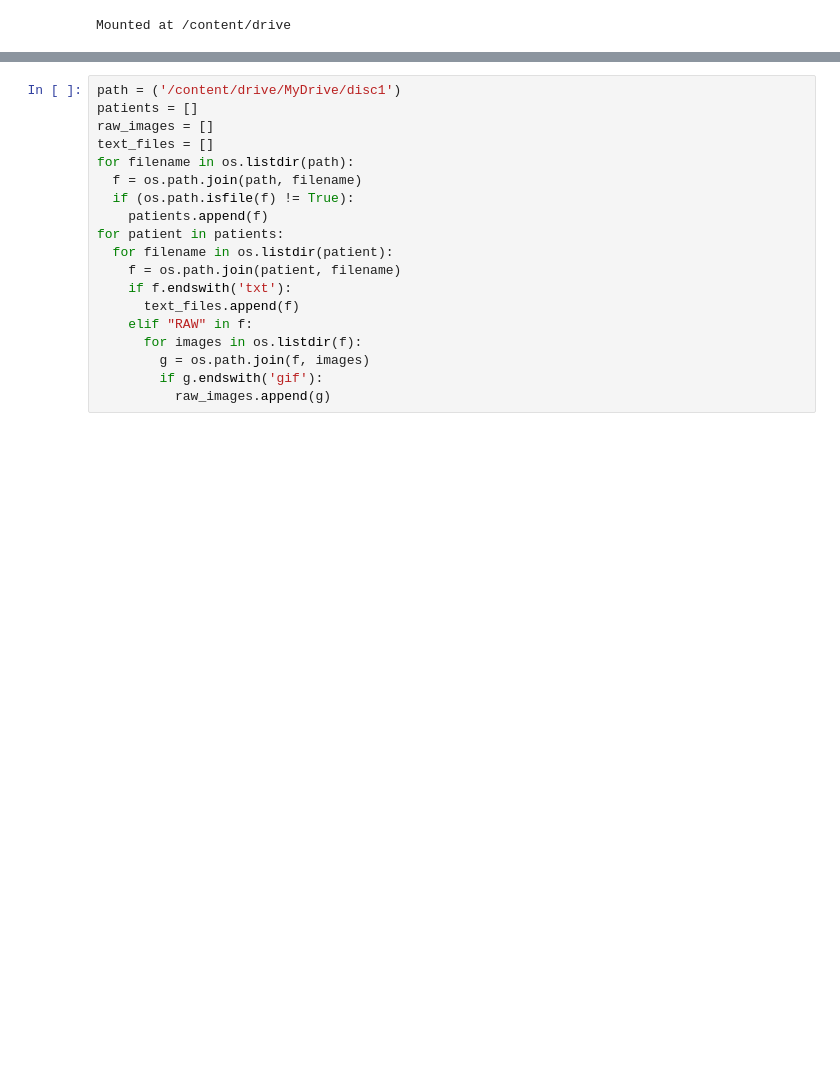
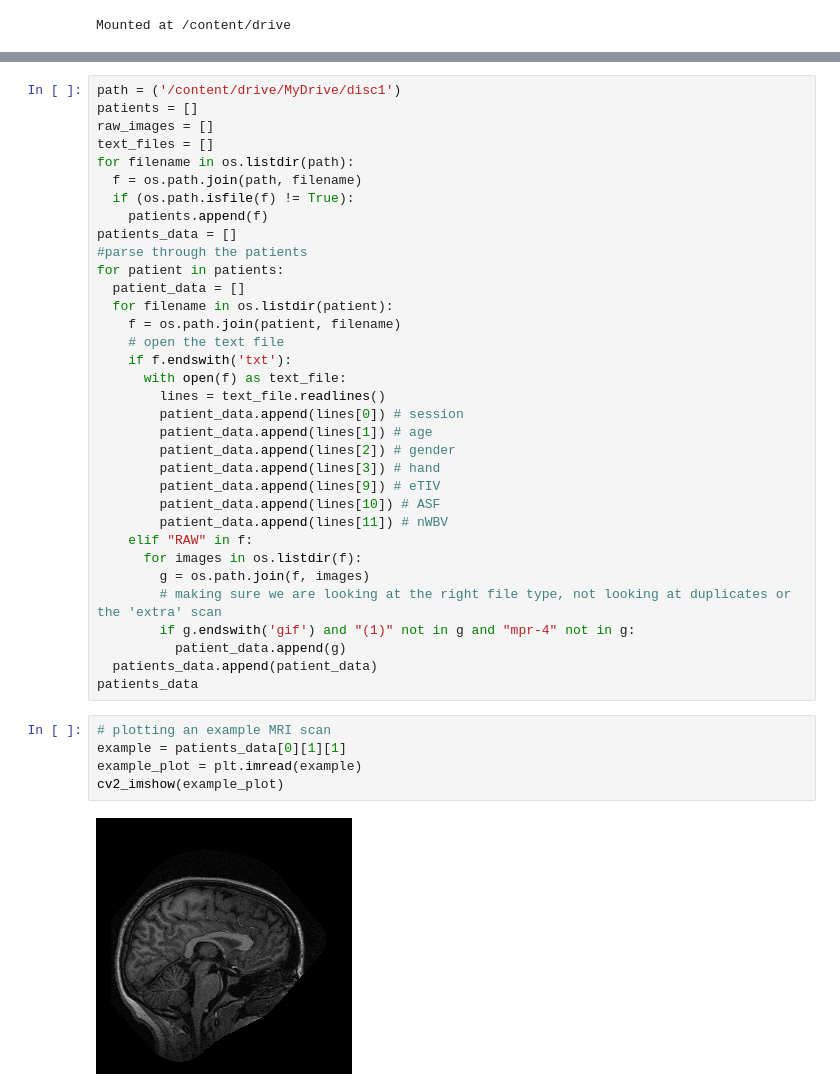
Before and after one commit to arthbohra/Biomedical-Image-Processing, a Jupyter notebook: Medical_Computer_Vision_Project.ipynb, the cells around one changed output, grey strips where cells are left out. Cells and saved outputs as stored; diff of their text form; blank space fills up the shorter version.

```diff
--- a/Medical_Computer_Vision_Project.ipynb
+++ b/Medical_Computer_Vision_Project.ipynb
@@ -31,13 +42,35 @@ for filename in os.listdir(path):
   f = os.path.join(path, filename)
   if (os.path.isfile(f) != True):
     patients.append(f)
+patients_data = []
+#parse through the patients
 for patient in patients:
+  patient_data = []
   for filename in os.listdir(patient):
     f = os.path.join(patient, filename)
+    # open the text file
     if f.endswith('txt'):
-      text_files.append(f)
+      with open(f) as text_file:
+        lines = text_file.readlines()
+        patient_data.append(lines[0]) # session
+        patient_data.append(lines[1]) # age
+        patient_data.append(lines[2]) # gender
+        patient_data.append(lines[3]) # hand
+        patient_data.append(lines[9]) # eTIV
+        patient_data.append(lines[10]) # ASF
+        patient_data.append(lines[11]) # nWBV
     elif "RAW" in f:
       for images in os.listdir(f):
         g = os.path.join(f, images)
-        if g.endswith('gif'):
-          raw_images.append(g)
+        # making sure we are looking at the right file type, not looking at duplicates or the 'extra' scan
+        if g.endswith('gif') and "(1)" not in g and "mpr-4" not in g:
+          patient_data.append(g)
+  patients_data.append(patient_data)
+patients_data
+# %%
+# plotting an example MRI scan
+example = patients_data[0][1][1]
+example_plot = plt.imread(example)
+cv2_imshow(example_plot)
+# %% [output]
+[figure, added]
```
Also changed, not shown: parts of 3 cells of this notebook.
